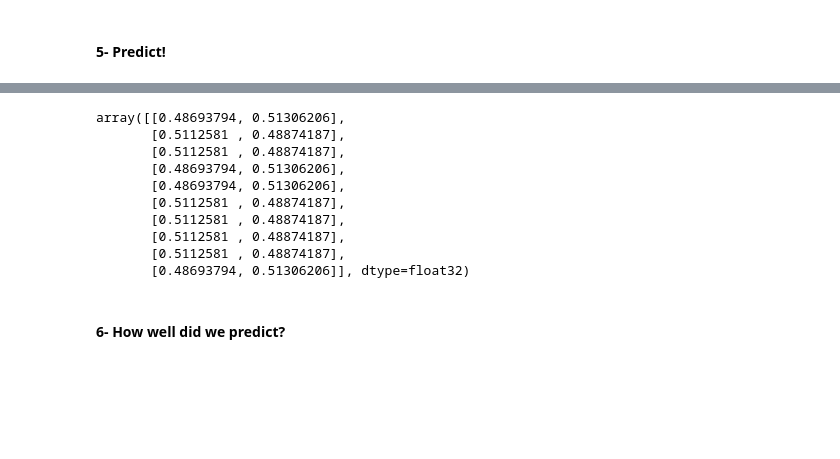
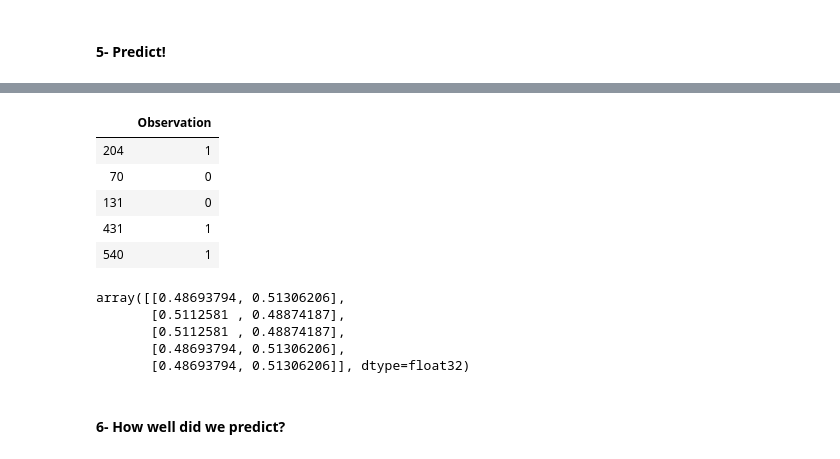
Before and after one commit to thecodinghive/notebooks, a Jupyter notebook: get_started_AI_cancer_classifier.ipynb, the cells around one changed output, grey strips where cells are left out. Saved outputs shown, nothing was run; the diff lists cells and outputs as text; code cells hidden in the pictures; blank space fills up the shorter version.

```diff
--- a/get_started_AI_cancer_classifier.ipynb
+++ b/get_started_AI_cancer_classifier.ipynb
@@ -115,6 +102,16 @@ array([1, 0, 0, 1, 1, 0, 0, 0, 0, 1, 1, 0, 1, 0, 1, 0, 1, 1, 1, 0, 1, 1,
+# %%
+#and compare them to the truth! how well did we do?
+pd.DataFrame(y_test,columns=['Observation']).head()
+# %% [output]
+|  | Observation |
+| 204 | 1 |
+| 70 | 0 |
+| 131 | 0 |
+| 431 | 1 |
+| 540 | 1 |
 # %%
-#can we get the probability of each test case being malignant or benign? (display the first 10 lines)
-xgb_model.predict_proba(x_test)[0:10]
+#can we get the probability of each test case being malignant or benign? (display the first 5 lines)
+xgb_model.predict_proba(x_test)[0:5]
 
 #do you see how the 0 and 1 were generated in the previous command?
 # %% [output]
@@ -122,11 +119,6 @@ array([[0.48693794, 0.51306206],
        [0.5112581 , 0.48874187],
        [0.5112581 , 0.48874187],
        [0.48693794, 0.51306206],
-       [0.48693794, 0.51306206],
-       [0.5112581 , 0.48874187],
-       [0.5112581 , 0.48874187],
-       [0.5112581 , 0.48874187],
-       [0.5112581 , 0.48874187],
        [0.48693794, 0.51306206]], dtype=float32)
 # %% [markdown]
 <h4>6- How well did we predict?</h4>
```
Also changed, not shown: parts of 9 cells of this notebook, 1 other file.
